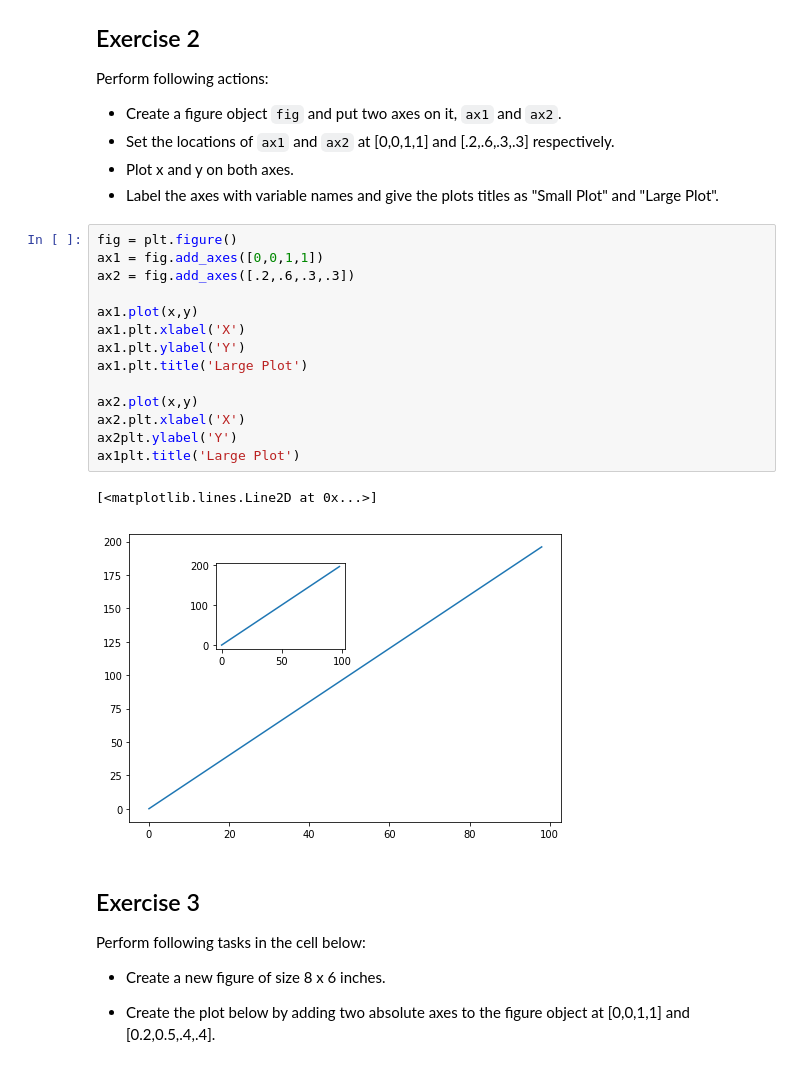
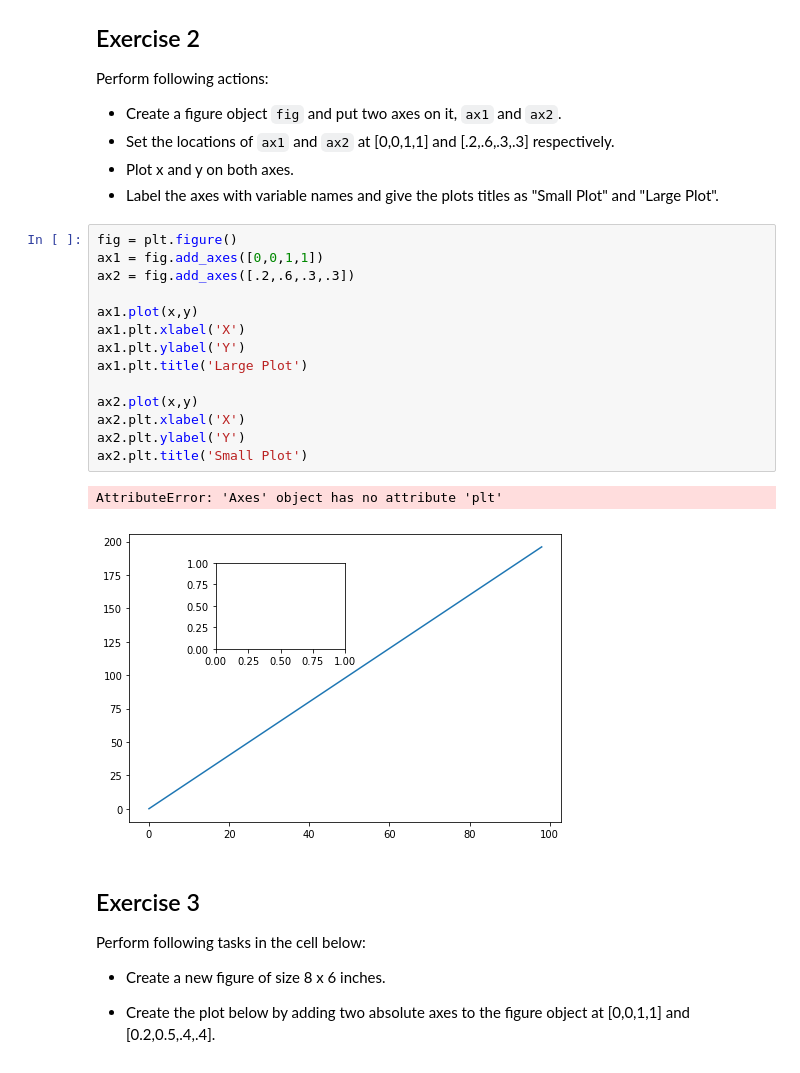
Before and after one commit to NomexHq/ds-matplotlib-intro-lab-nyc-ds-career-031119, a Jupyter notebook: index.ipynb, the cells around one changed output. Drawn from its saved outputs; the diff is of its cells as text.

```diff
--- a/index.ipynb
+++ b/index.ipynb
@@ -92,20 +92,20 @@ Perform following actions:
 # %%
 fig = plt.figure()
 ax1 = fig.add_axes([0,0,1,1])
 ax2 = fig.add_axes([.2,.6,.3,.3])
 
 ax1.plot(x,y)
 ax1.plt.xlabel('X')
 ax1.plt.ylabel('Y')
 ax1.plt.title('Large Plot')
 
 ax2.plot(x,y)
 ax2.plt.xlabel('X')
-ax2plt.ylabel('Y')
-ax1plt.title('Large Plot')
+ax2.plt.ylabel('Y')
+ax2.plt.title('Small Plot')
 # %% [output]
-[<matplotlib.lines.Line2D at 0x...>]
+AttributeError: 'Axes' object has no attribute 'plt'
-[figure, old version]
+[figure, new version]
 # %% [markdown]
 ## Exercise 3
 
```
